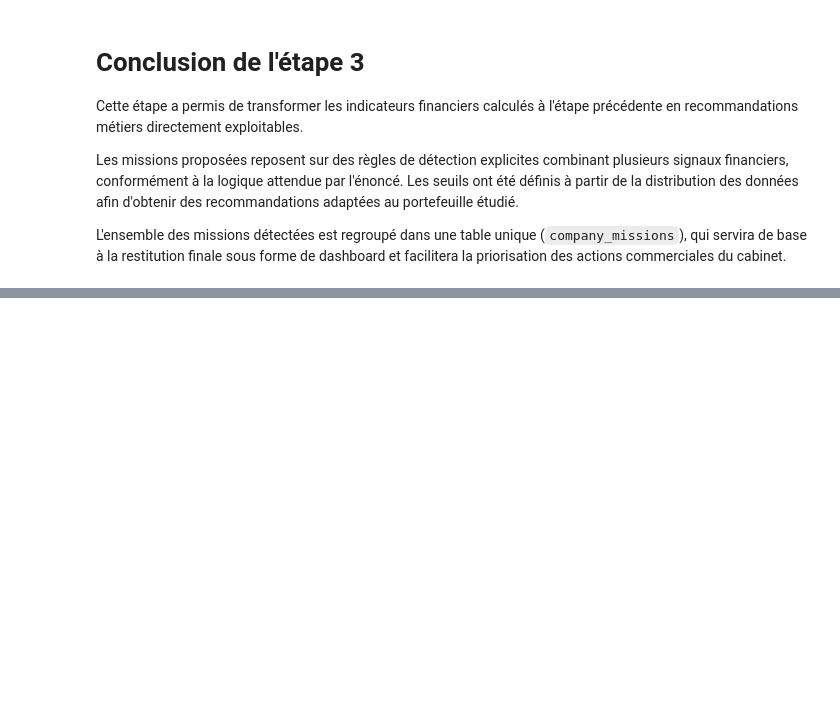
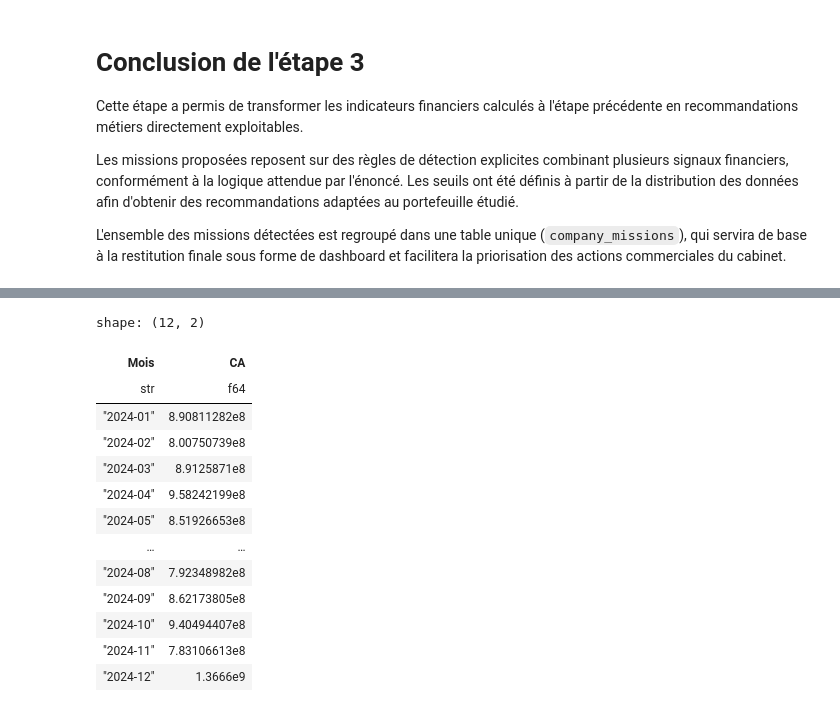
Before and after one commit to Magatte805/Test_data_Numeris, a Jupyter notebook: Notebooks/Analyse.ipynb, the cells around one changed output, grey strips where cells are left out. Drawn from its saved outputs; the diff is of its cells as text; code cells hidden in the pictures; blank space fills up the shorter version.

```diff
--- a/Notebooks/Analyse.ipynb
+++ b/Notebooks/Analyse.ipynb
@@ -1582,0 +1707,31 @@ L'ensemble des missions détectées est regroupé dans une table unique (`compan
+# %%
+# Chiffre d'affaires mensuel agrégé
+# Agrégation du chiffre d'affaires mensuel de l'ensemble des entreprises. Cette table alimentera le graphique d'évolution du portefeuille.
+
+monthly_ca = (
+    monthly_revenue
+    .group_by("Mois")
+    .agg(
+        pl.col("Chiffre_affaires")
+        .sum()
+        .alias("CA")
+    )
+    .sort("Mois")
+)
+
+monthly_ca
+# %% [output]
+shape: (12, 2)
+| Mois | CA |
+| str | f64 |
+| "2024-01" | 8.90811282e8 |
+| "2024-02" | 8.00750739e8 |
+| "2024-03" | 8.9125871e8 |
+| "2024-04" | 9.58242199e8 |
+| "2024-05" | 8.51926653e8 |
+| … | … |
+| "2024-08" | 7.92348982e8 |
+| "2024-09" | 8.62173805e8 |
+| "2024-10" | 9.40494407e8 |
+| "2024-11" | 7.83106613e8 |
+| "2024-12" | 1.3666e9 |
```
Also changed, not shown: parts of 27 cells of this notebook, 3 other files.
